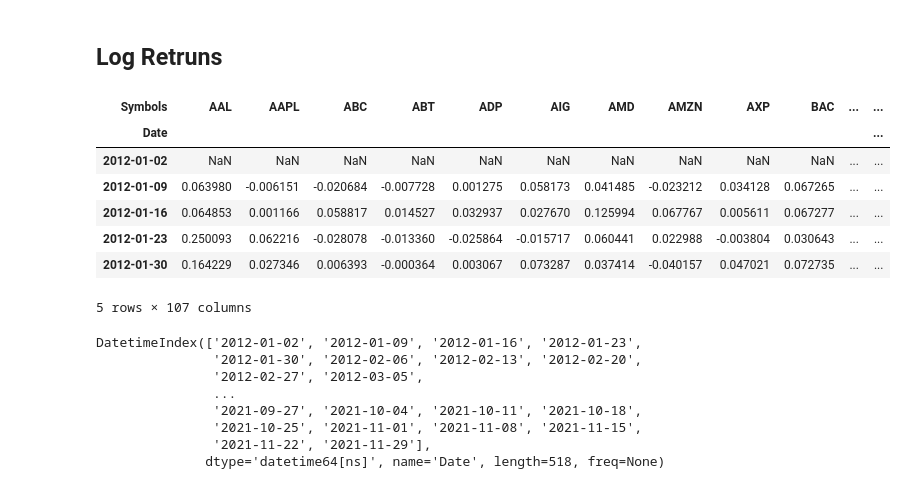
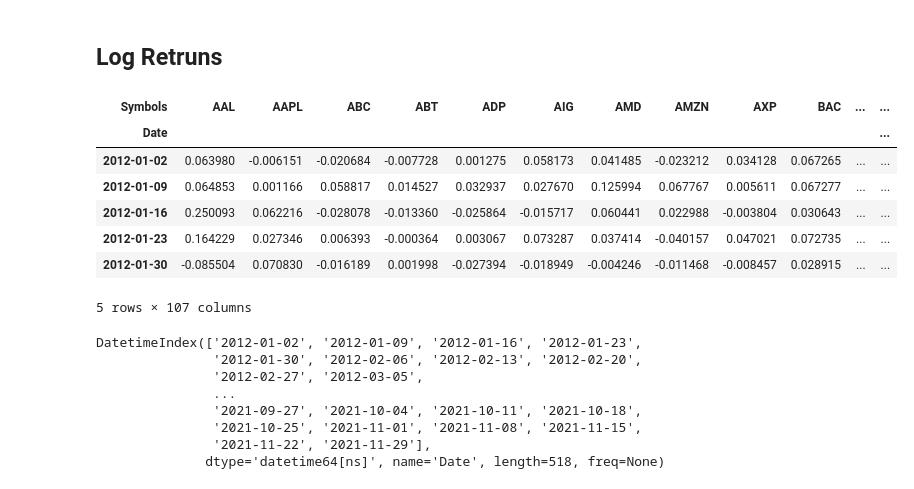
Before and after one commit to DaniloMendezR/master_thesis, a Jupyter notebook: Tables_creation.ipynb, the cells around one changed output. Drawn from its saved outputs; the diff is of its cells as text; code cells hidden in the pictures.

Commit message:
Updated sentiment aggregator functions and new tables

```diff
--- a/Tables_creation.ipynb
+++ b/Tables_creation.ipynb
@@ -132,21 +132,23 @@ big_panel_data.describe()
 # %%
 #Log return:
 big_log_ret = np.log(big_panel_data) - np.log(big_panel_data.shift(1))
+big_log_ret.index = big_log_ret.index.shift(-7, freq='D')
+big_log_ret.drop(index= big_log_ret.index[0], axis = 0, inplace=True)
 #big_log_ret.to_csv(os.path.join(PATH,'Tables','big_log_ret.csv')) #Store in csv format in the 'Tables' folder
 
 #Percentage change:
 #big_pct_change = big_panel_data.pct_change()
 #big_pct_changet.to_csv(os.path.join(PATH,'Tables','big_pct_change.csv'))
 
 big_log_ret.head()
 # %% [output]
 | Symbols | AAL | AAPL | ABC | ABT | ADP | AIG | AMD | AMZN | AXP | BAC | ... | ... |
 | Date |  |  |  |  |  |  |  |  |  |  |  | ... |
-| 2012-01-02 | NaN | NaN | NaN | NaN | NaN | NaN | NaN | NaN | NaN | NaN | ... | ... |
-| 2012-01-09 | 0.063980 | -0.006151 | -0.020684 | -0.007728 | 0.001275 | 0.058173 | 0.041485 | -0.023212 | 0.034128 | 0.067265 | ... | ... |
-| 2012-01-16 | 0.064853 | 0.001166 | 0.058817 | 0.014527 | 0.032937 | 0.027670 | 0.125994 | 0.067767 | 0.005611 | 0.067277 | ... | ... |
-| 2012-01-23 | 0.250093 | 0.062216 | -0.028078 | -0.013360 | -0.025864 | -0.015717 | 0.060441 | 0.022988 | -0.003804 | 0.030643 | ... | ... |
-| 2012-01-30 | 0.164229 | 0.027346 | 0.006393 | -0.000364 | 0.003067 | 0.073287 | 0.037414 | -0.040157 | 0.047021 | 0.072735 | ... | ... |
+| 2012-01-02 | 0.063980 | -0.006151 | -0.020684 | -0.007728 | 0.001275 | 0.058173 | 0.041485 | -0.023212 | 0.034128 | 0.067265 | ... | ... |
+| 2012-01-09 | 0.064853 | 0.001166 | 0.058817 | 0.014527 | 0.032937 | 0.027670 | 0.125994 | 0.067767 | 0.005611 | 0.067277 | ... | ... |
+| 2012-01-16 | 0.250093 | 0.062216 | -0.028078 | -0.013360 | -0.025864 | -0.015717 | 0.060441 | 0.022988 | -0.003804 | 0.030643 | ... | ... |
+| 2012-01-23 | 0.164229 | 0.027346 | 0.006393 | -0.000364 | 0.003067 | 0.073287 | 0.037414 | -0.040157 | 0.047021 | 0.072735 | ... | ... |
+| 2012-01-30 | -0.085504 | 0.070830 | -0.016189 | 0.001998 | -0.027394 | -0.018949 | -0.004246 | -0.011468 | -0.008457 | 0.028915 | ... | ... |
 5 rows × 107 columns
 # %%
 big_log_ret.index
```
Also changed, not shown: parts of 8 cells of this notebook, 2 other files.
